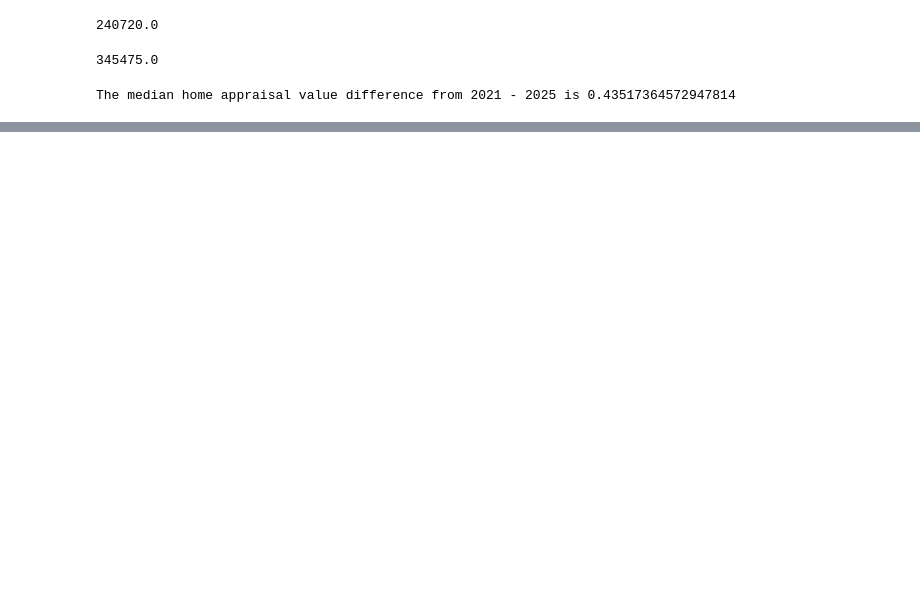
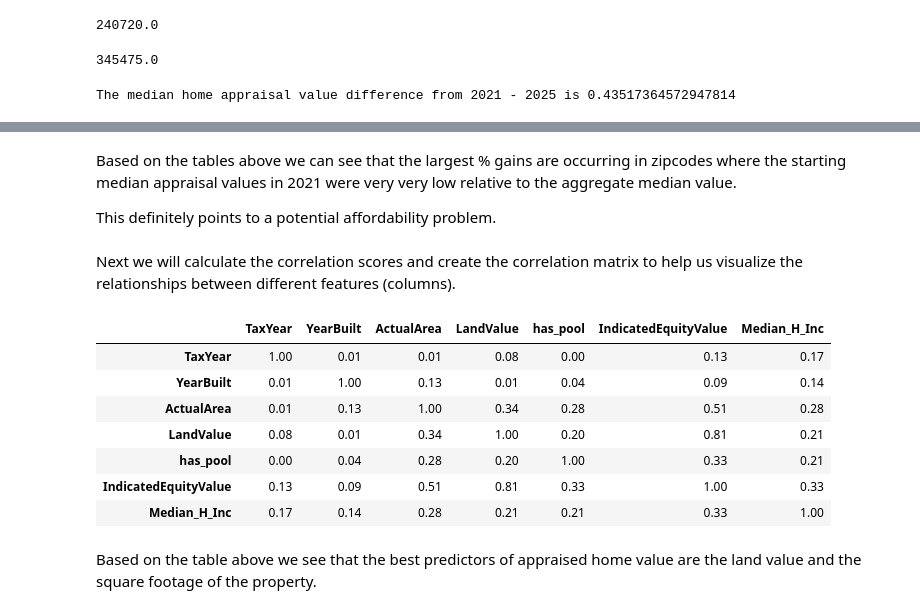
Before and after one commit to d-monkey-CG/DFW-Residential-Housing-Price-Predictor, a Jupyter notebook: DFW_Home_Price_EDA.ipynb, the cells around one changed output, grey strips where cells are left out. Saved outputs shown, nothing was run; the diff lists cells and outputs as text; code cells hidden in the pictures; blank space fills up the shorter version.

```diff
--- a/DFW_Home_Price_EDA.ipynb
+++ b/DFW_Home_Price_EDA.ipynb
@@ -161,0 +270,30 @@ The median home appraisal value difference from 2021 - 2025 is 0.435173645729478
+# %% [markdown]
+Based on the tables above we can see that the largest % gains are occurring in zipcodes where the starting median appraisal values in 2021 were very very low relative to the aggregate median value.
+
+This definitely points to a potential affordability problem.
+# %% [markdown]
+Next we will calculate the correlation scores and create the correlation matrix to help us visualize the relationships between different features (columns).
+# %%
+#To create a new df that ecludes non-numeric columns
+
+numeric_data = data[['TaxYear',
+                    'YearBuilt',
+                    'ActualArea',
+                    'LandValue',
+                    'has_pool',
+                    'IndicatedEquityValue',
+                    'Median_H_Inc']]
+
+#To calculate the correlation scores for the overall dataset before slicing
+numeric_data.corr().round(2)
+# %% [output]
+|  | TaxYear | YearBuilt | ActualArea | LandValue | has_pool | IndicatedEquityValue | Median_H_Inc |
+| TaxYear | 1.00 | 0.01 | 0.01 | 0.08 | 0.00 | 0.13 | 0.17 |
+| YearBuilt | 0.01 | 1.00 | 0.13 | 0.01 | 0.04 | 0.09 | 0.14 |
+| ActualArea | 0.01 | 0.13 | 1.00 | 0.34 | 0.28 | 0.51 | 0.28 |
+| LandValue | 0.08 | 0.01 | 0.34 | 1.00 | 0.20 | 0.81 | 0.21 |
+| has_pool | 0.00 | 0.04 | 0.28 | 0.20 | 1.00 | 0.33 | 0.21 |
+| IndicatedEquityValue | 0.13 | 0.09 | 0.51 | 0.81 | 0.33 | 1.00 | 0.33 |
+| Median_H_Inc | 0.17 | 0.14 | 0.28 | 0.21 | 0.21 | 0.33 | 1.00 |
+# %% [markdown]
+Based on the table above we see that the best predictors of appraised home value are the land value and the square footage of the property.
```
Also changed, not shown: parts of 18 cells of this notebook.
